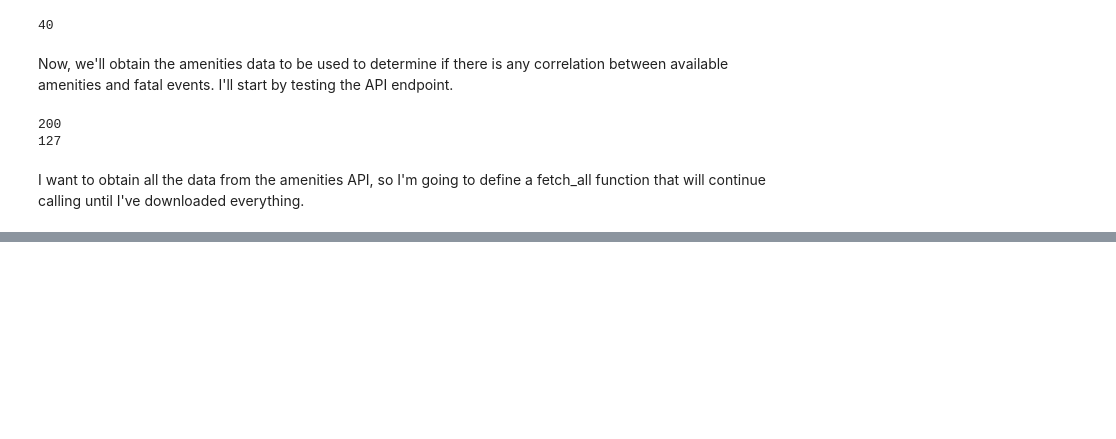
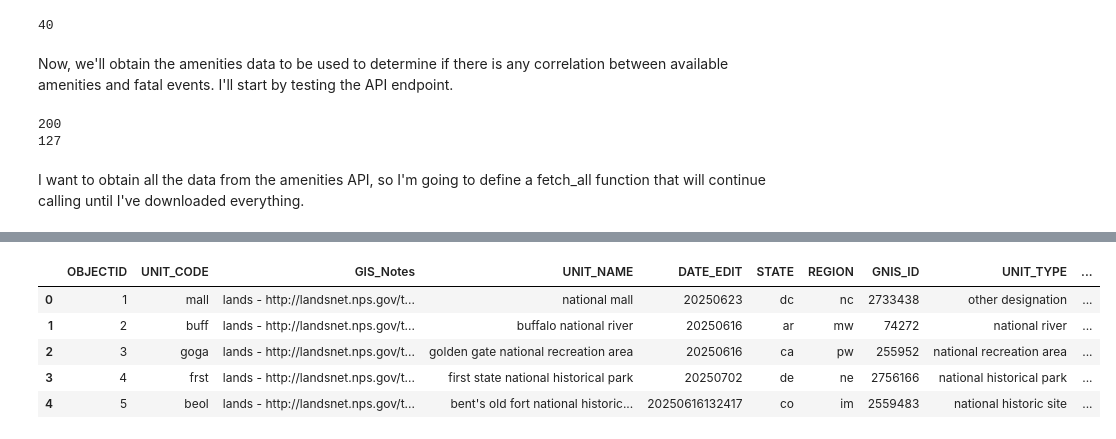
Before and after one commit to jeccalong/NPS_Mortality_Analysis, a Jupyter notebook: Notebooks/aquisitionAndCleaning.ipynb, the cells around one changed output, grey strips where cells are left out. Drawn from its saved outputs; the diff is of its cells as text; code cells hidden in the pictures; blank space fills up the shorter version.

```diff
--- a/Notebooks/aquisitionAndCleaning.ipynb
+++ b/Notebooks/aquisitionAndCleaning.ipynb
@@ -1496,0 +1709,20 @@ def _iter_records(maybe):
+# %%
+cols = ["UNIT_CODE",
+        "GIS_Notes",
+        "UNIT_NAME",
+        "STATE",
+        "REGION",
+        "GNIS_ID",
+        "UNIT_TYPE",
+        "CREATED_BY"]
+
+df_geo[cols] = df_geo[cols].apply(clean)
+
+df_geo.head()
+# %% [output]
+|  | OBJECTID | UNIT_CODE | GIS_Notes | UNIT_NAME | DATE_EDIT | STATE | REGION | GNIS_ID | UNIT_TYPE | ... |
+| 0 | 1 | mall | lands - http://landsnet.nps.gov/t... | national mall | 20250623 | dc | nc | 2733438 | other designation | ... |
+| 1 | 2 | buff | lands - http://landsnet.nps.gov/t... | buffalo national river | 20250616 | ar | mw | 74272 | national river | ... |
+| 2 | 3 | goga | lands - http://landsnet.nps.gov/t... | golden gate national recreation area | 20250616 | ca | pw | 255952 | national recreation area | ... |
+| 3 | 4 | frst | lands - http://landsnet.nps.gov/t... | first state national historical park | 20250702 | de | ne | 2756166 | national historical park | ... |
+| 4 | 5 | beol | lands - http://landsnet.nps.gov/t... | bent's old fort national historic... | 20250616132417 | co | im | 2559483 | national historic site | ... |
```
Also changed, not shown: parts of 22 cells of this notebook, 10 other files.
